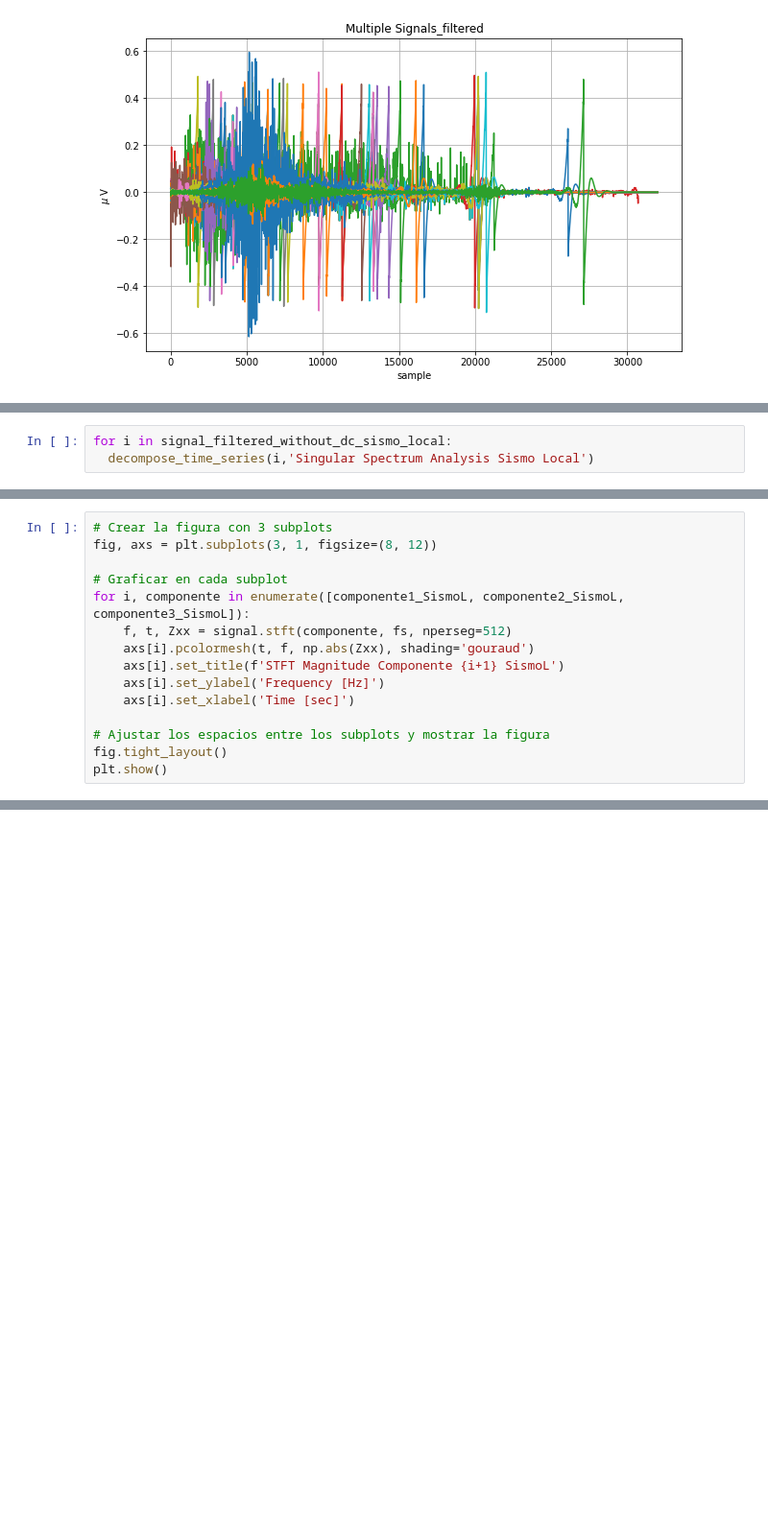
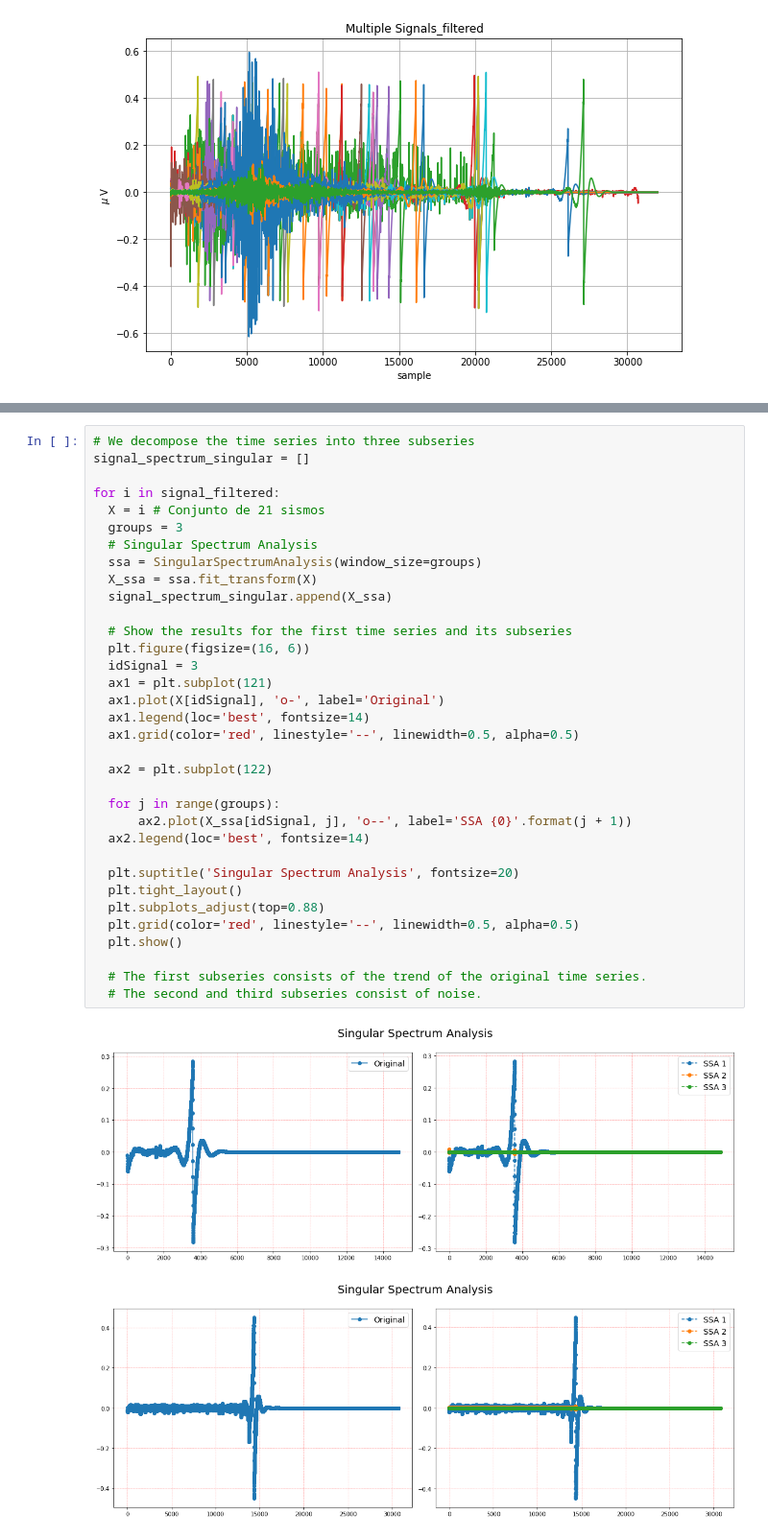
Before and after one commit to StivenVelasquez/Analisis-Multivariado-de-Seniales-Sismograficas, a Jupyter notebook: Mini_proyecto_1_Análisis_Multivariado_de_Señales_Sismográficas.ipynb, the cells around one changed output, grey strips where cells are left out. Shown: that part at 96% size. Cells and saved outputs as stored; diff of their text form; blank space fills up the shorter version.

```diff
--- a/Mini_proyecto_1_Análisis_Multivariado_de_Señales_Sismográficas.ipynb
+++ b/Mini_proyecto_1_Análisis_Multivariado_de_Señales_Sismográficas.ipynb
@@ -601,3 +147,0 @@ plt.show()
-# %%
-for i in signal_filtered_without_dc_sismo_local:
-  decompose_time_series(i,'Singular Spectrum Analysis Sismo Local')
@@ -626,15 +147,0 @@ Transformada de Fourier de corto tiempo STFT
-# %%
-# Crear la figura con 3 subplots
-fig, axs = plt.subplots(3, 1, figsize=(8, 12))
-
-# Graficar en cada subplot
-for i, componente in enumerate([componente1_SismoL, componente2_SismoL, componente3_SismoL]):
-    f, t, Zxx = signal.stft(componente, fs, nperseg=512)
-    axs[i].pcolormesh(t, f, np.abs(Zxx), shading='gouraud')
-    axs[i].set_title(f'STFT Magnitude Componente {i+1} SismoL')
-    axs[i].set_ylabel('Frequency [Hz]')
-    axs[i].set_xlabel('Time [sec]')
-
-# Ajustar los espacios entre los subplots y mostrar la figura
-fig.tight_layout()
-plt.show()
@@ -749,0 +152,37 @@ caracteristicas3 = extraer_caracteristicas(componente3_SismoL, fs)
+# %%
+# We decompose the time series into three subseries
+signal_spectrum_singular = []
+
+for i in signal_filtered:
+  X = i # Conjunto de 21 sismos
+  groups = 3
+  # Singular Spectrum Analysis
+  ssa = SingularSpectrumAnalysis(window_size=groups)
+  X_ssa = ssa.fit_transform(X)
+  signal_spectrum_singular.append(X_ssa)
+
+  # Show the results for the first time series and its subseries
+  plt.figure(figsize=(16, 6))
+  idSignal = 3
+  ax1 = plt.subplot(121)
+  ax1.plot(X[idSignal], 'o-', label='Original')
+  ax1.legend(loc='best', fontsize=14)
+  ax1.grid(color='red', linestyle='--', linewidth=0.5, alpha=0.5)
+
+  ax2 = plt.subplot(122)
+
+  for j in range(groups):
+      ax2.plot(X_ssa[idSignal, j], 'o--', label='SSA {0}'.format(j + 1))
+  ax2.legend(loc='best', fontsize=14)
+
+  plt.suptitle('Singular Spectrum Analysis', fontsize=20)
+  plt.tight_layout()
+  plt.subplots_adjust(top=0.88)
+  plt.grid(color='red', linestyle='--', linewidth=0.5, alpha=0.5)
+  plt.show()
+
+  # The first subseries consists of the trend of the original time series.
+  # The second and third subseries consist of noise.
+# %% [output]
+[figure, added]
+[figure, added]
```
Also changed, not shown: parts of 72 cells of this notebook.
